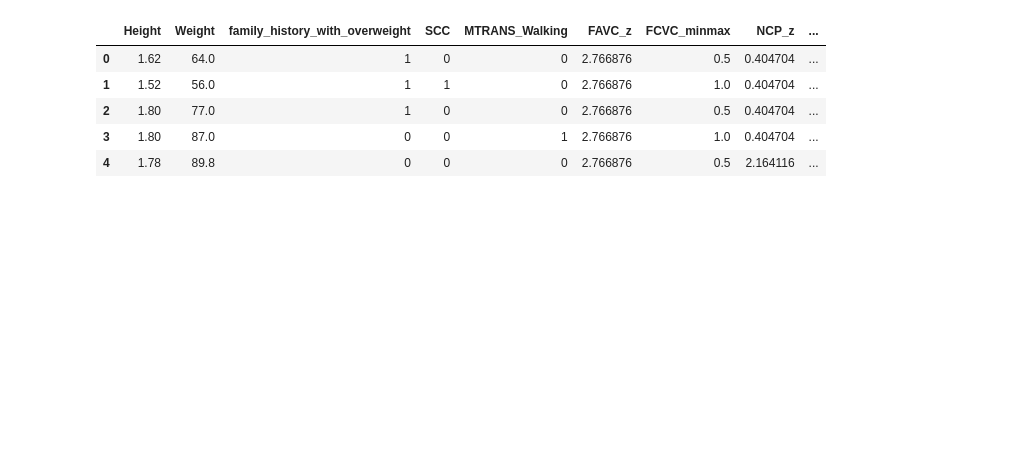
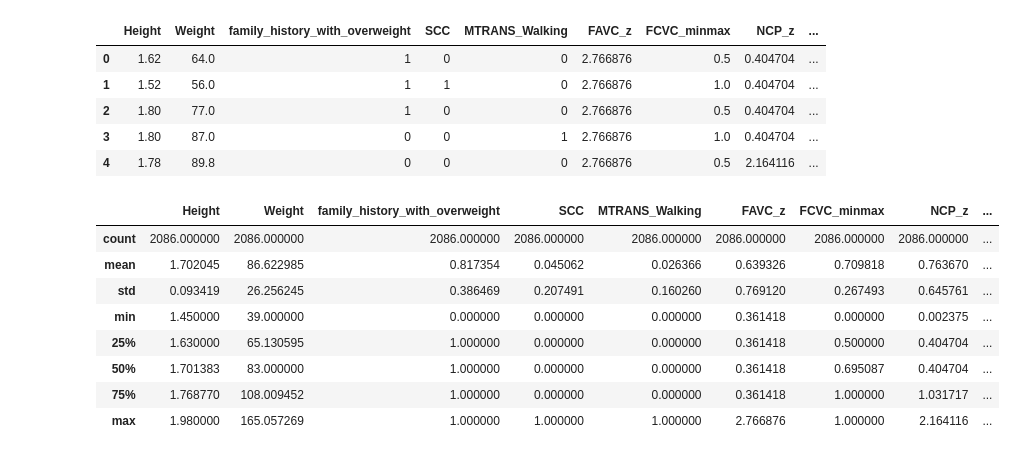
Before and after one commit to janiceivana/ds_project, a Jupyter notebook: obesity.ipynb, the cells around one changed output. Saved outputs shown, nothing was run; the diff lists cells and outputs as text; code cells hidden in the pictures; blank space fills up the shorter version.

```diff
--- a/obesity.ipynb
+++ b/obesity.ipynb
@@ -15,3 +17,15 @@ levels.head()
 | 2 | 1.80 | 77.0 | 1 | 0 | 0 | 2.766876 | 0.5 | 0.404704 | ... |
 | 3 | 1.80 | 87.0 | 0 | 0 | 1 | 2.766876 | 1.0 | 0.404704 | ... |
 | 4 | 1.78 | 89.8 | 0 | 0 | 0 | 2.766876 | 0.5 | 2.164116 | ... |
+# %%
+levels.describe(include="all")
+# %% [output]
+|  | Height | Weight | family_history_with_overweight | SCC | MTRANS_Walking | FAVC_z | FCVC_minmax | NCP_z | ... |
+| count | 2086.000000 | 2086.000000 | 2086.000000 | 2086.000000 | 2086.000000 | 2086.000000 | 2086.000000 | 2086.000000 | ... |
+| mean | 1.702045 | 86.622985 | 0.817354 | 0.045062 | 0.026366 | 0.639326 | 0.709818 | 0.763670 | ... |
+| std | 0.093419 | 26.256245 | 0.386469 | 0.207491 | 0.160260 | 0.769120 | 0.267493 | 0.645761 | ... |
+| min | 1.450000 | 39.000000 | 0.000000 | 0.000000 | 0.000000 | 0.361418 | 0.000000 | 0.002375 | ... |
+| 25% | 1.630000 | 65.130595 | 1.000000 | 0.000000 | 0.000000 | 0.361418 | 0.500000 | 0.404704 | ... |
+| 50% | 1.701383 | 83.000000 | 1.000000 | 0.000000 | 0.000000 | 0.361418 | 0.695087 | 0.404704 | ... |
+| 75% | 1.768770 | 108.009452 | 1.000000 | 0.000000 | 0.000000 | 0.361418 | 1.000000 | 1.031717 | ... |
+| max | 1.980000 | 165.057269 | 1.000000 | 1.000000 | 1.000000 | 2.766876 | 1.000000 | 2.164116 | ... |
```
Also changed, not shown: parts of 13 cells of this notebook.
